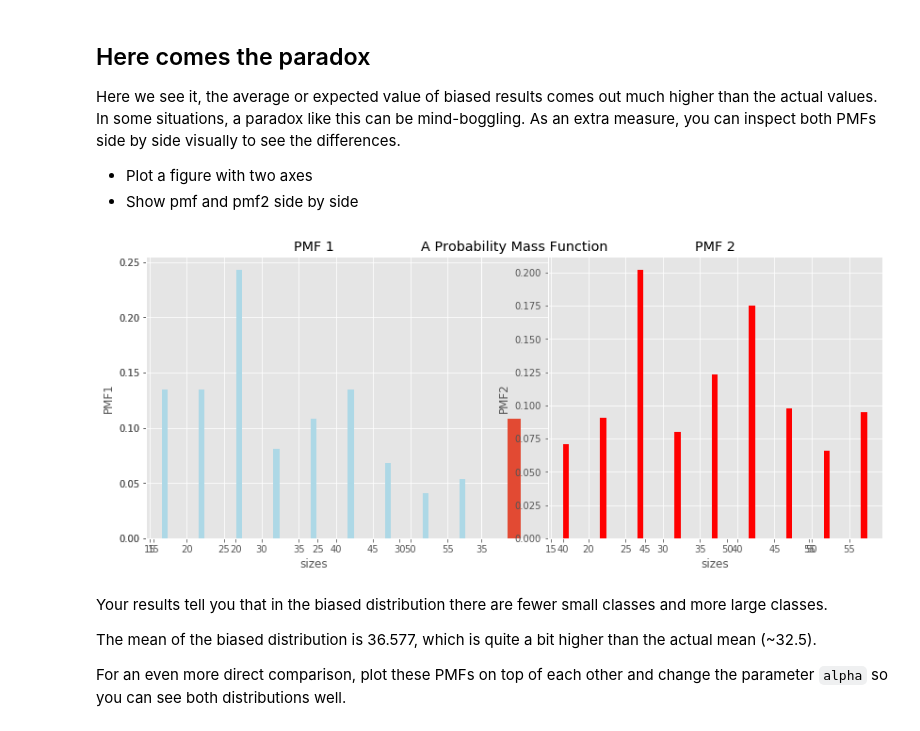
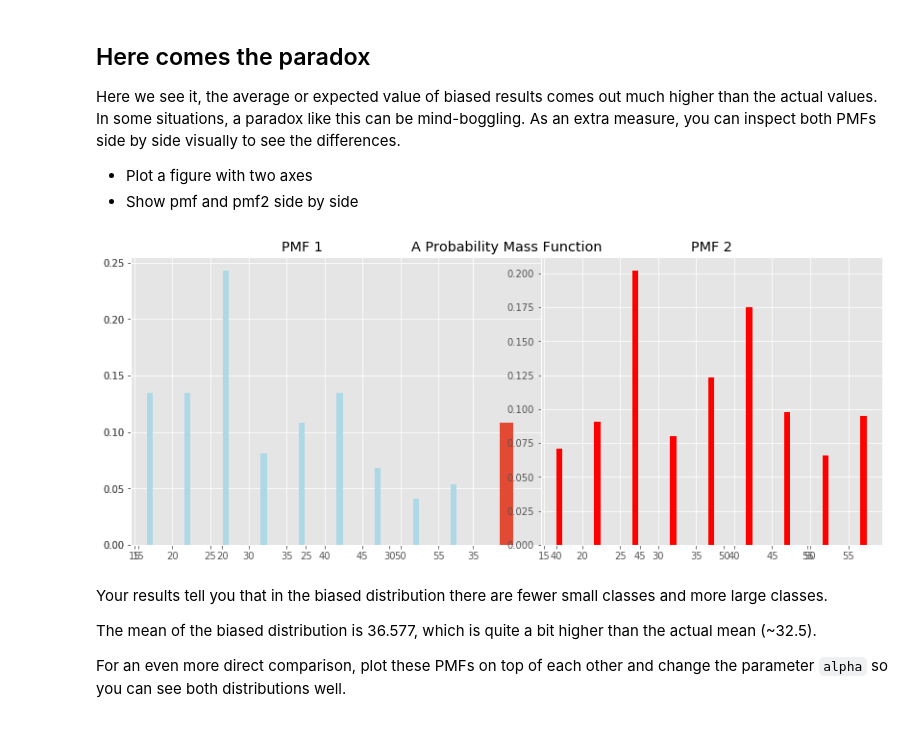
Before and after one commit to polyglottraveler/dsc-probability-mass-function-lab-hbs-ds-060120, a Jupyter notebook: index.ipynb, the cells around one changed output. Cells and saved outputs as stored; diff of their text form; code cells hidden in the pictures.

```diff
--- a/index.ipynb
+++ b/index.ipynb
@@ -178,24 +178,21 @@ Here we see it, the average or expected value of biased results comes out much h
 # %%
 # Plot pmfs side by side
 new_figure = plt.figure(figsize=(14, 5.5))
 
 plt.bar(sizes, pmf);
 plt.title("A Probability Mass Function");
 
 ax1 = new_figure.add_subplot(121)  # 121 means "1x2 grid, first subplot"
 ax2 = new_figure.add_subplot(122)
 ax1.bar(sizes, pmf, color='lightblue')
 ax2.bar(sizes, pmf2, color='red')
-ax1.set_xlabel("sizes")
-ax1.set_ylabel("PMF1")
+
 ax1.set_title("PMF 1")
-ax2.set_xlabel("sizes")
-ax2.set_ylabel("PMF2")
 ax2.set_title("PMF 2")
 
 plt.show()
 # %% [output]
-[figure, old version]
+[figure, new version]
 # %% [markdown]
 Your results tell you that in the biased distribution there are fewer small classes and more large classes.
 
```
